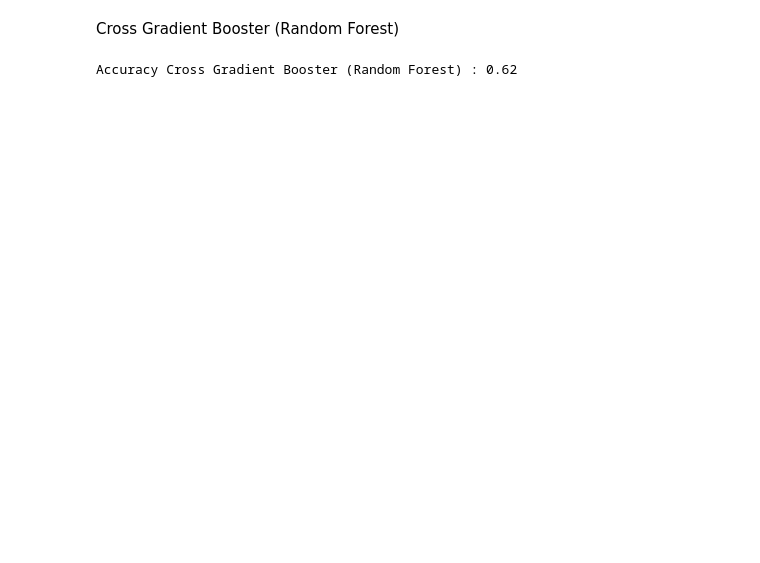
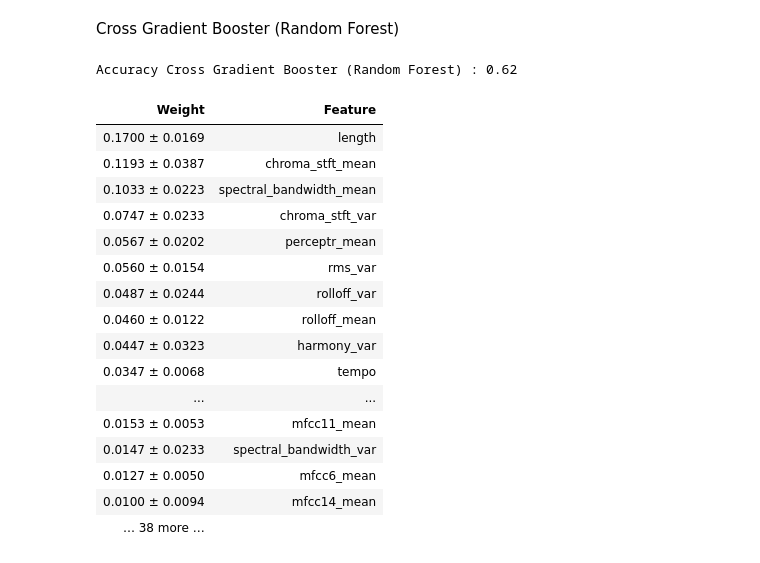
Before and after one commit to pierroskaf/ece6254, a Jupyter notebook: Tuning.ipynb, the cells around one changed output. Saved outputs shown, nothing was run; the diff lists cells and outputs as text; code cells hidden in the pictures; blank space fills up the shorter version.

```diff
--- a/Tuning.ipynb
+++ b/Tuning.ipynb
@@ -118,9 +123,9 @@ Accuracy Decission trees : 0.53333
 Random Forest
 # %%
 rf_scores = []
-for est in range(1,10000):
+for est in tqdm(range(1,3000,100)):
     d_scores = []
-    for d in range(1,1000):
+    for d in range(1,1000,10):
         rforest = RandomForestClassifier(n_estimators=est, max_depth=d, random_state=0)
         score = model_assess(rforest, "Random Forest")
         d_scores.append(score)
@@ -249,8 +450,8 @@ Cross Gradient Booster
 # %%
 best_cgb = [1,0.01]
 best_score_cgb = 0
-for est in range(1,10000):
-    for lr in np.linspace(0.01,0.5,50):
+for est in tqdm(range(1000,2000,100)):
+    for lr in np.linspace(0.1,0.7,7):
         xgb = XGBClassifier(n_estimators=est, learning_rate=lr)
         # model_assess(xgb, "Cross Gradient Booster")
         xgb.fit(X_train, y_train2)
@@ -295,3 +612,29 @@ preds = xgbrf.predict(X_test)
 print('Accuracy', "Cross Gradient Booster (Random Forest)", ':', round(accuracy_score(y_test2, preds), 5), '\n')
 # %% [output]
 Accuracy Cross Gradient Booster (Random Forest) : 0.62
+# %%
+import eli5
+from eli5.sklearn import PermutationImportance
+
+perm = PermutationImportance(estimator=xgb, random_state=1)
+perm.fit(X_test, y_test2)
+
+eli5.show_weights(estimator=perm, feature_names = X_test.columns.tolist())
+# %% [output]
+| Weight | Feature |
+| 0.1700 ± 0.0169 | length |
+| 0.1193 ± 0.0387 | chroma_stft_mean |
+| 0.1033 ± 0.0223 | spectral_bandwidth_mean |
+| 0.0747 ± 0.0233 | chroma_stft_var |
+| 0.0567 ± 0.0202 | perceptr_mean |
+| 0.0560 ± 0.0154 | rms_var |
+| 0.0487 ± 0.0244 | rolloff_var |
+| 0.0460 ± 0.0122 | rolloff_mean |
+| 0.0447 ± 0.0323 | harmony_var |
+| 0.0347 ± 0.0068 | tempo |
+| ... | ... |
+| 0.0153 ± 0.0053 | mfcc11_mean |
+| 0.0147 ± 0.0233 | spectral_bandwidth_var |
+| 0.0127 ± 0.0050 | mfcc6_mean |
+| 0.0100 ± 0.0094 | mfcc14_mean |
+| … 38 more … |  |
```
Also changed, not shown: parts of 13 cells of this notebook, 4 other files.
